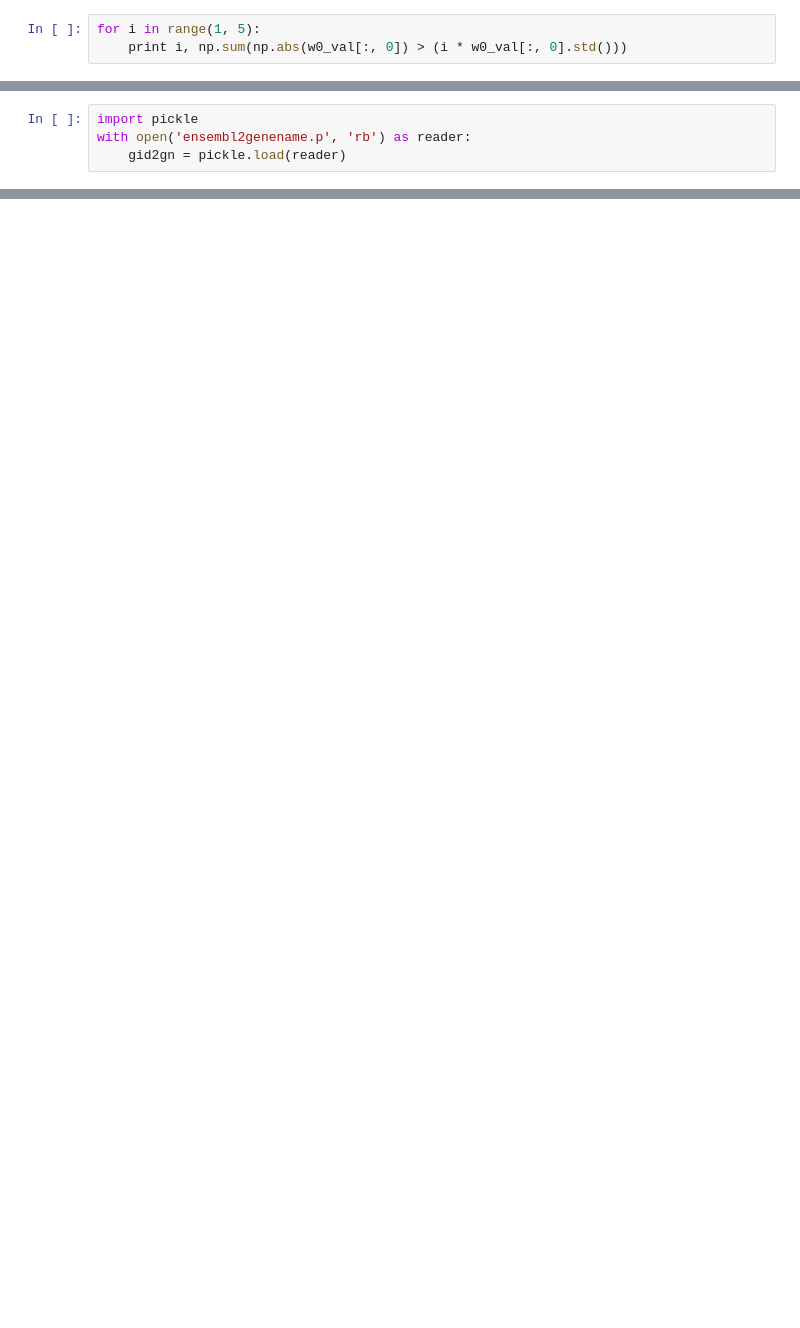
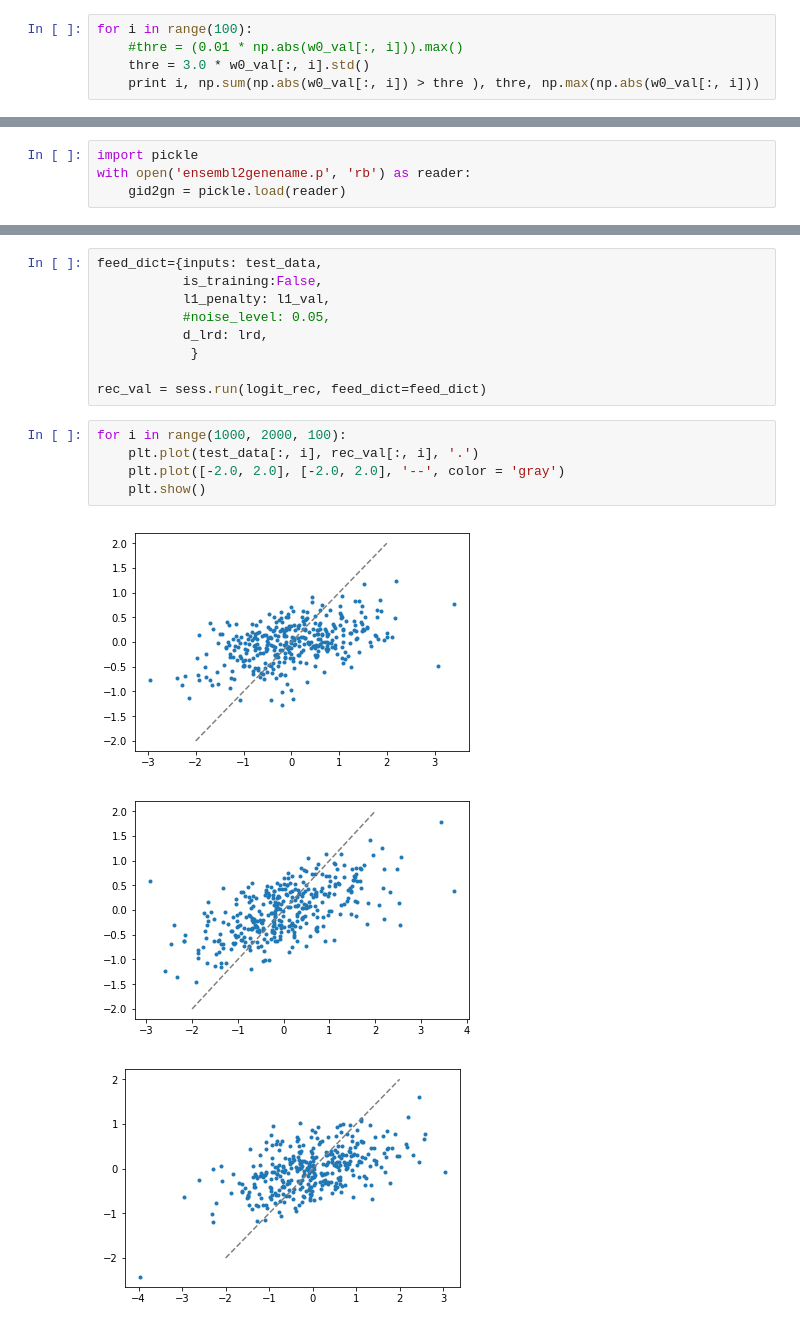
Before and after one commit to howchihlee/gwas_component_analysis, a Jupyter notebook: src/adj_exp_explore.ipynb, the cells around one changed output, grey strips where cells are left out. Cells and saved outputs as stored; diff of their text form; blank space fills up the shorter version.

```diff
--- a/src/adj_exp_explore.ipynb
+++ b/src/adj_exp_explore.ipynb
@@ -200,4 +194,6 @@ plt.show()
 # %%
-for i in range(1, 5):
-    print i, np.sum(np.abs(w0_val[:, 0]) > (i * w0_val[:, 0].std()))
+for i in range(100):
+    #thre = (0.01 * np.abs(w0_val[:, i])).max()
+    thre = 3.0 * w0_val[:, i].std()
+    print i, np.sum(np.abs(w0_val[:, i]) > thre ), thre, np.max(np.abs(w0_val[:, i]))
 # %% [output]
@@ -302,0 +258,18 @@ gid2gn
+# %%
+feed_dict={inputs: test_data,
+           is_training:False,
+           l1_penalty: l1_val,
+           #noise_level: 0.05,
+           d_lrd: lrd,
+            }
+
+rec_val = sess.run(logit_rec, feed_dict=feed_dict)
+# %%
+for i in range(1000, 2000, 100):
+    plt.plot(test_data[:, i], rec_val[:, i], '.')
+    plt.plot([-2.0, 2.0], [-2.0, 2.0], '--', color = 'gray')
+    plt.show()
+# %% [output]
+[figure, added]
+[figure, added]
+[figure, added]
```
Also changed, not shown: parts of 27 cells of this notebook, 6 other files.
